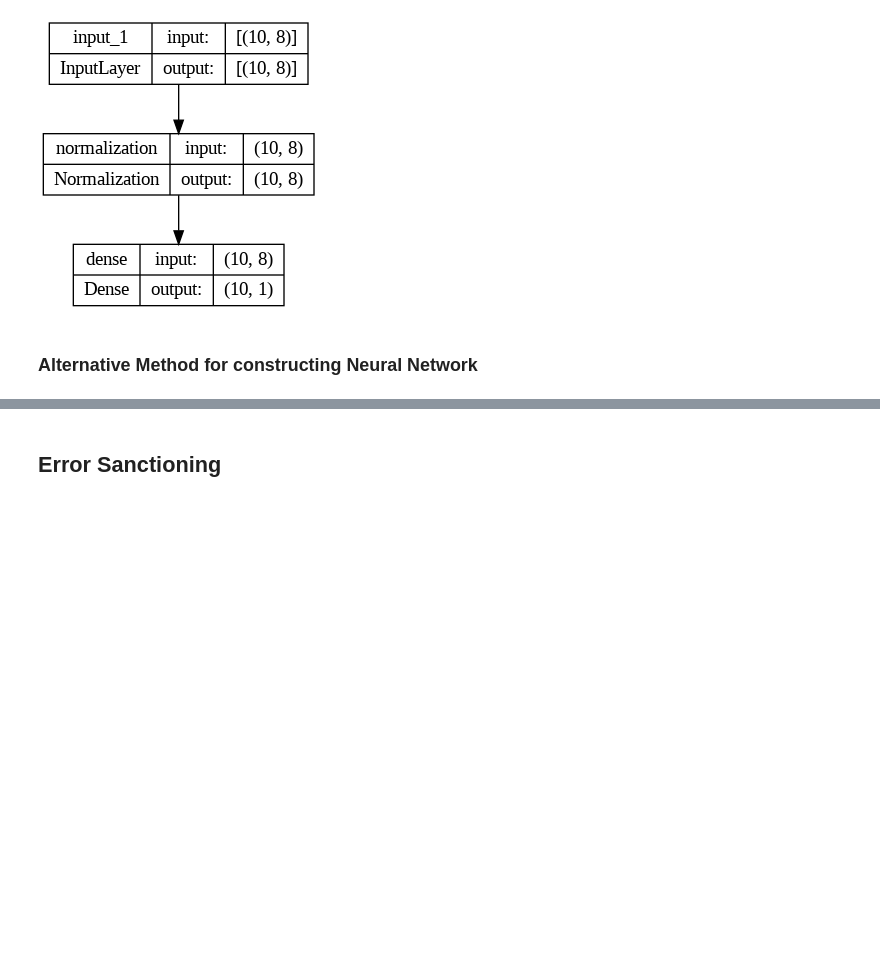
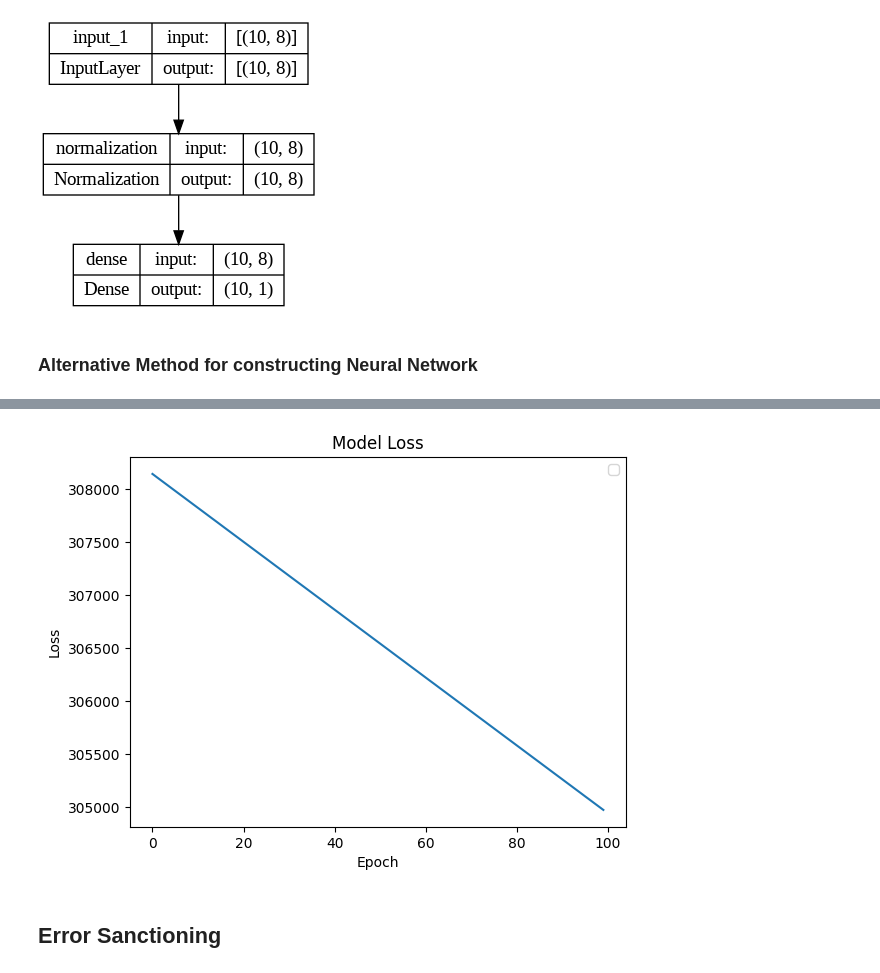
Before and after one commit to abdulhakkeempa/deep-learning, a Jupyter notebook: car_price_prediction.ipynb, the cells around one changed output, grey strips where cells are left out. Cells and saved outputs as stored; diff of their text form; code cells hidden in the pictures; blank space fills up the shorter version.

Commit message:
trained the model with adam optimizer.

```diff
--- a/car_price_prediction.ipynb
+++ b/car_price_prediction.ipynb
@@ -168,2 +159,4 @@ tf.keras.utils.plot_model(model, to_file="model.png", show_shapes=True)
 # %%
-model.compile(loss= MeanSquaredError())
+model.compile(loss= MeanAbsoluteError(), optimizer = Adam(learning_rate=1))
+# %%
+history = model.fit(X, y, epochs=100, verbose=1)
@@ -169,0 +181,11 @@ model.compile(loss= MeanSquaredError())
+# %%
+import matplotlib.pyplot as plt
+
+# Assuming `history` is the variable containing the history object
+plt.plot(history.history['loss'])
+plt.title('Model Loss')
+plt.xlabel('Epoch')
+plt.ylabel('Loss')
+plt.legend(loc='upper right')
+plt.show()
+# %% [output]
@@ -170,2 +193,3 @@ model.compile(loss= MeanSquaredError())
+[figure, added]
 # %% [markdown]
 ## Error Sanctioning
```
Also changed, not shown: parts of 10 cells of this notebook.
